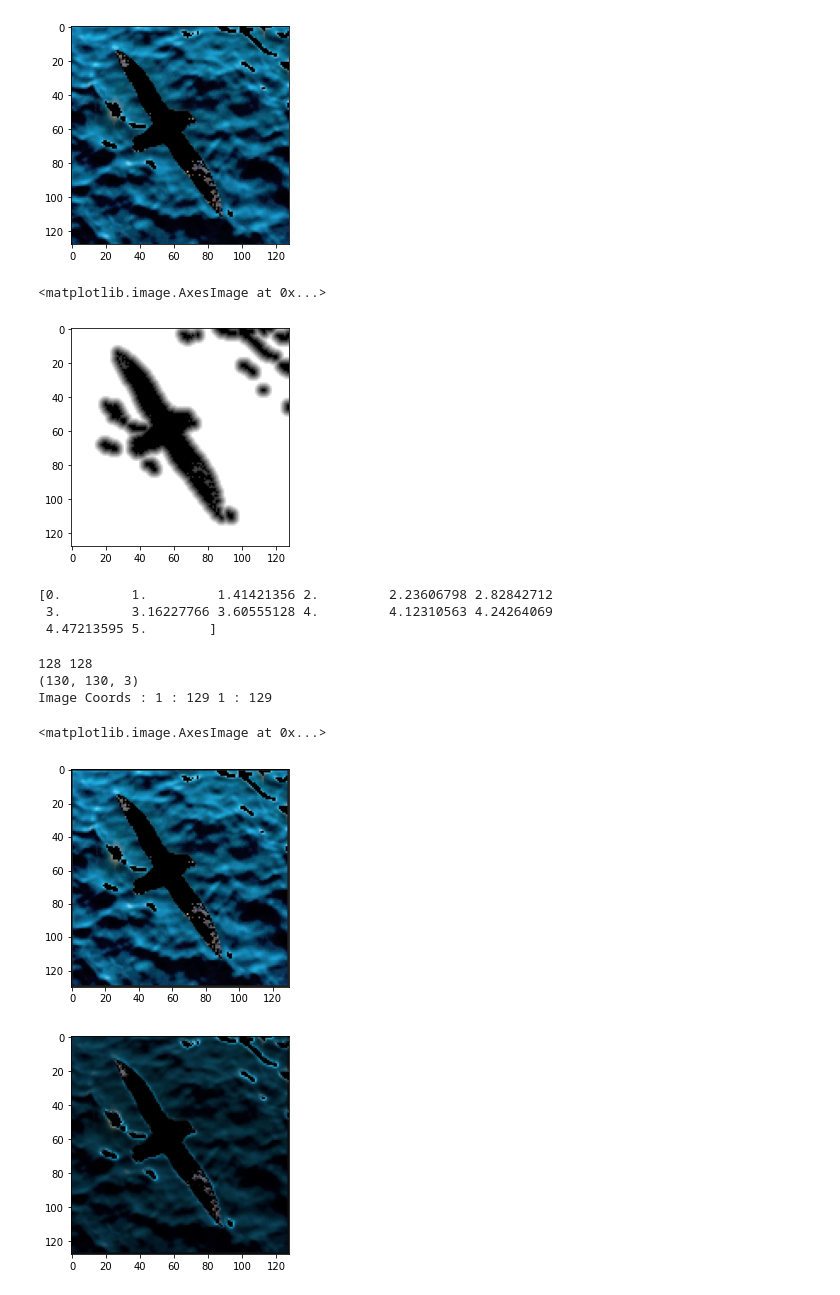
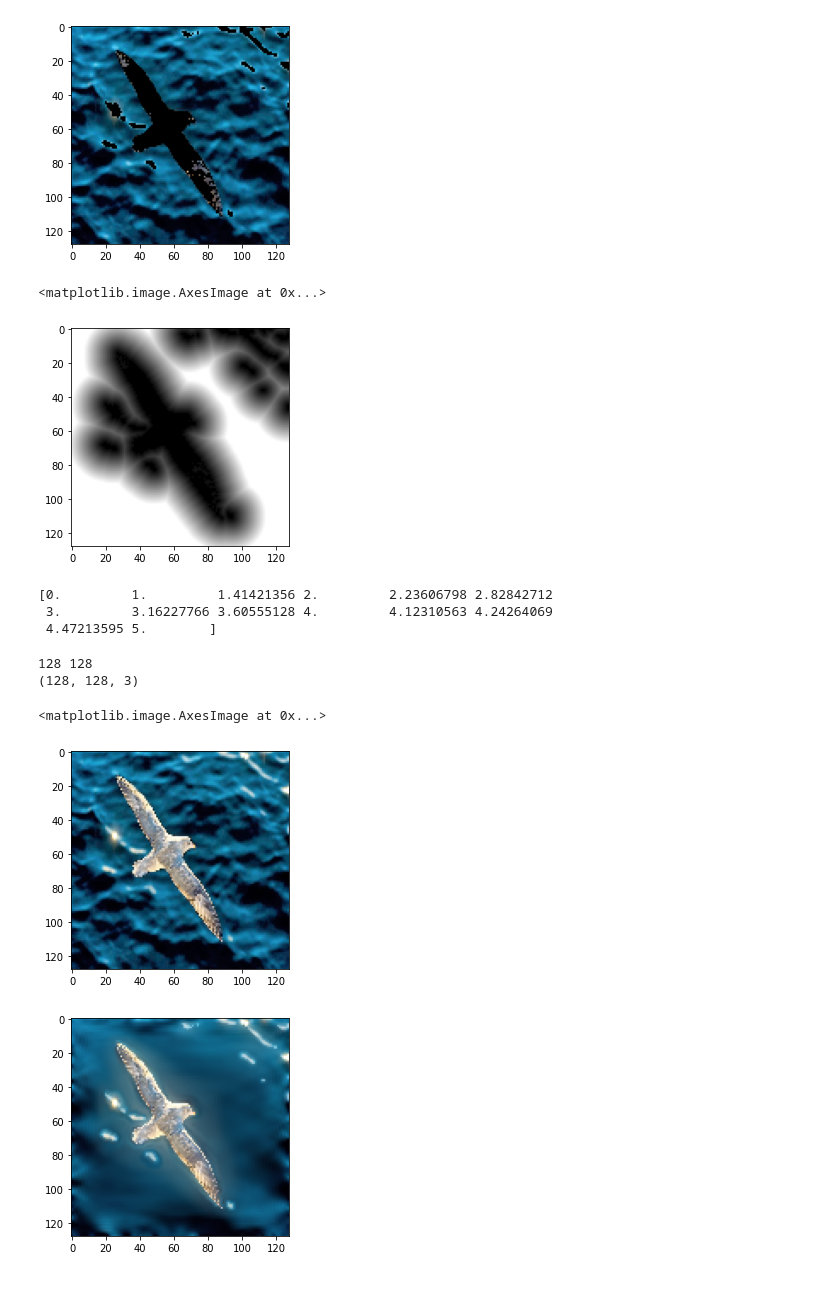
Before and after one commit to soham2109/CS-663-Assignments, a Jupyter notebook: assignment-3-segmentation/3/code/Q3.ipynb, the cells around one changed output. Cells and saved outputs as stored; diff of their text form; code cells hidden in the pictures.

```diff
--- a/assignment-3-segmentation/3/code/Q3.ipynb
+++ b/assignment-3-segmentation/3/code/Q3.ipynb
@@ -326,8 +341,8 @@ for i in tqdm(range(r)):
                 distance_min = np.sqrt((i-k[0])**2+(j-k[1])**2)
                 masked_image_distance[i,j,:] = distance_min
                 #masked_image_kern_sizes[i,j,:] = kern_size(distance_min)
-        if distance_min>=5:
-            masked_image_distance[i,j,:] = 5
+        if distance_min>=20:
+            masked_image_distance[i,j,:] = 20
             #masked_image_kern_sizes[i,j,:] = kern_size(6.99)
 
 
@@ -337,7 +352,7 @@ plt.imshow(masked_image_distance/masked_image_distance.max())
 # plt.imshow(masked_image_kern_sizes/masked_image_kern_sizes.max())
 # %% [output]
 <matplotlib.image.AxesImage at 0x...>
-[figure, old version]
+[figure, new version]
 # %%
 # print(np.min(masked_image_kern_sizes))
 print(np.unique(masked_image_distance))
@@ -437,15 +501,14 @@ def convolution(image, kernel_distances,kernel_size=11):
 # %%
-gaussian_blurred = convolution(masked_img,masked_image_distance,kernel_size=3)
+gaussian_blurred = convolution(resized_orig,masked_image_distance)
 plt.figure()
 #plt.imshow(gaussian_blurred/np.max(gaussian_blurred))
-plt.imshow(gaussian_blurred/np.max(gaussian_blurred))
+plt.imshow(gaussian_blurred)
 # plt.figure()
 # plt.imshow(resized_orig-gaussian_blurred,cmap="jet")
 # plt.colorbar()
 # %% [output]
 128 128
-(130, 130, 3)
-Image Coords : 1 : 129 1 : 129
+(128, 128, 3)
 <matplotlib.image.AxesImage at 0x...>
-[figure, old version]
+[figure, new version]
-[figure, old version]
+[figure, new version]
```
Also changed, not shown: parts of 5 cells of this notebook.
